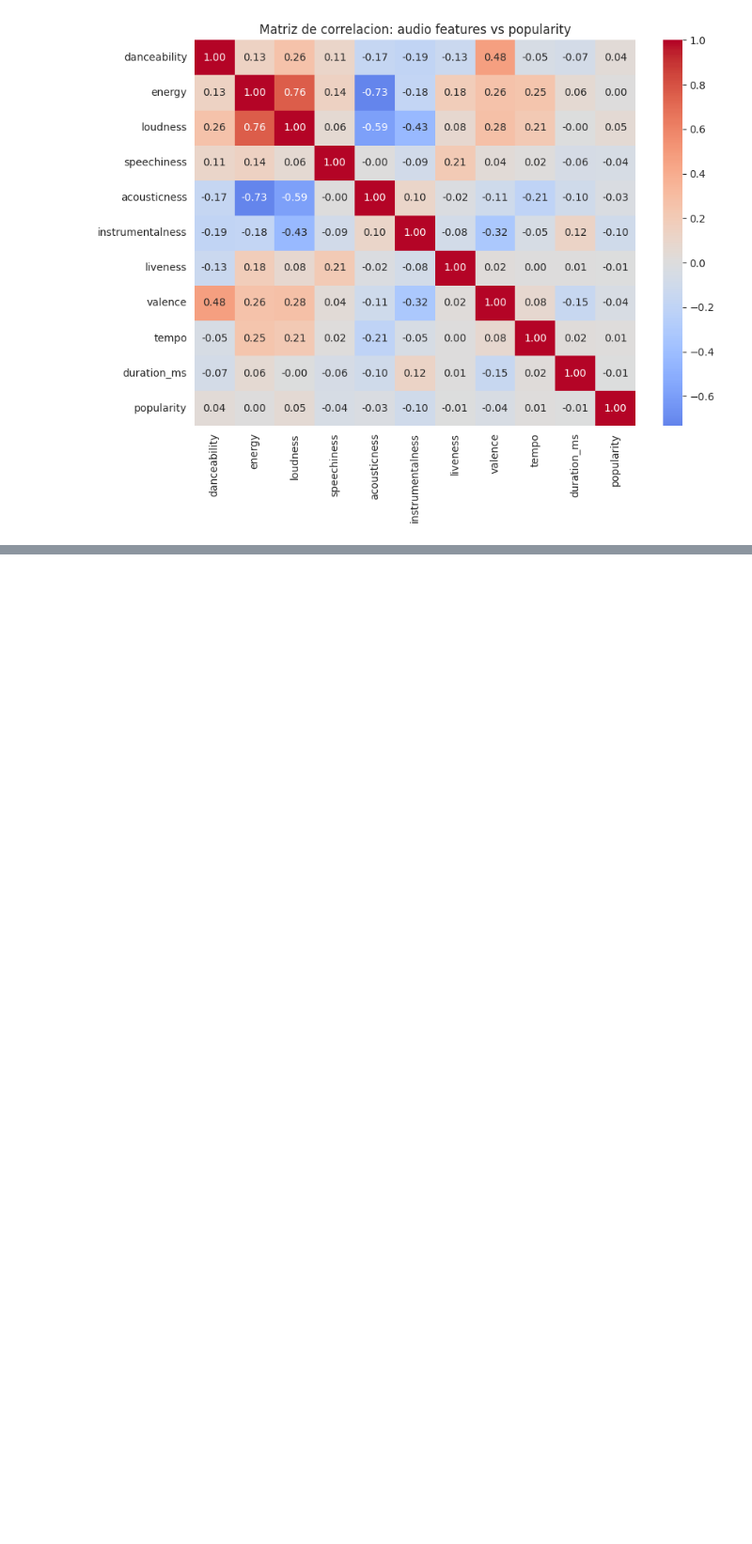
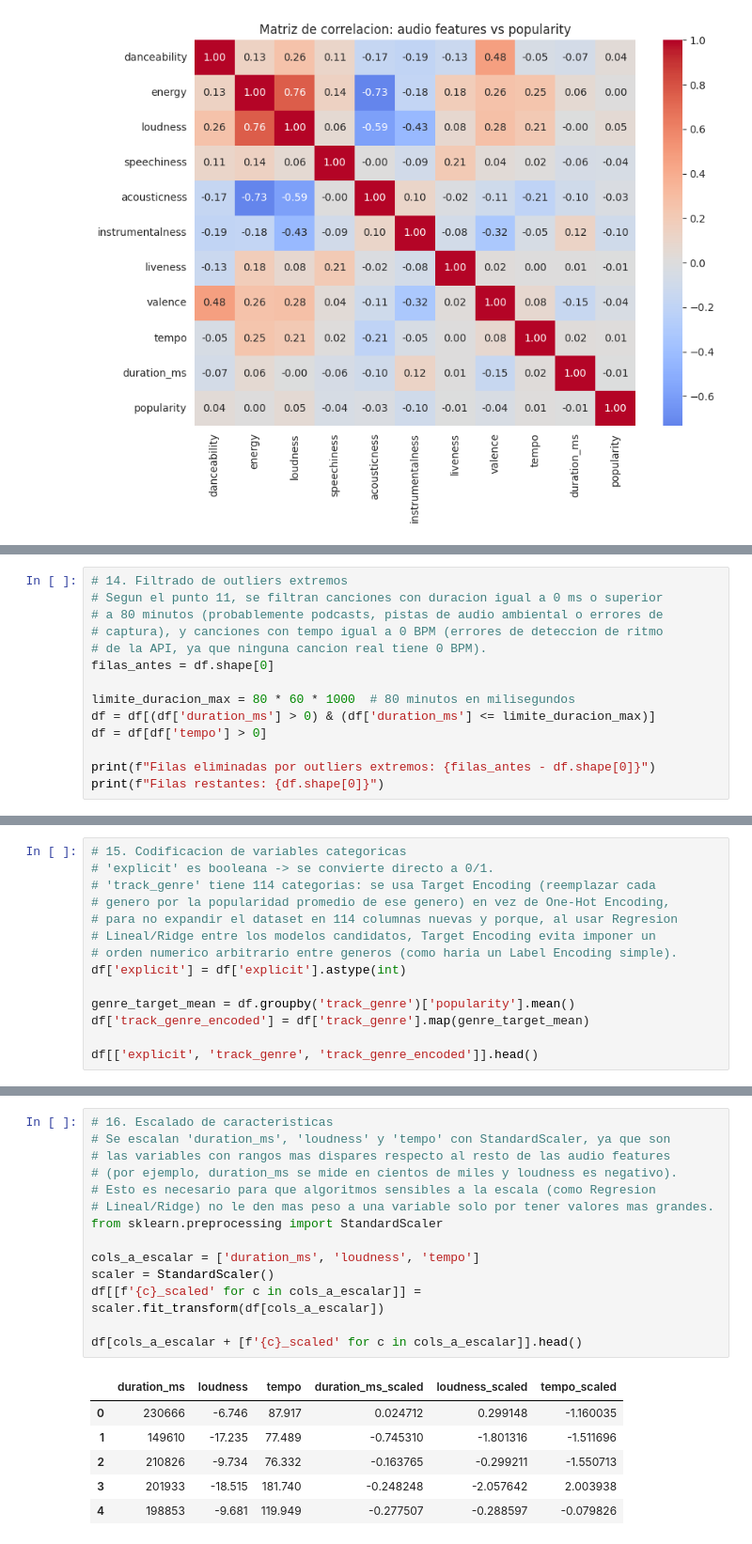
Before and after one commit to crisromero-dev/SpotifyTrack_ML_EV1, a Jupyter notebook: SpotifyTrack_ML_EV1.ipynb, the cells around one changed output, grey strips where cells are left out. Shown at 94% size. Saved outputs shown, nothing was run; the diff lists cells and outputs as text; blank space fills up the shorter version.

```diff
--- a/SpotifyTrack_ML_EV1.ipynb
+++ b/SpotifyTrack_ML_EV1.ipynb
@@ -300,0 +280,14 @@ np.int64(0)
+# %%
+# 14. Filtrado de outliers extremos
+# Segun el punto 11, se filtran canciones con duracion igual a 0 ms o superior
+# a 80 minutos (probablemente podcasts, pistas de audio ambiental o errores de
+# captura), y canciones con tempo igual a 0 BPM (errores de deteccion de ritmo
+# de la API, ya que ninguna cancion real tiene 0 BPM).
+filas_antes = df.shape[0]
+
+limite_duracion_max = 80 * 60 * 1000  # 80 minutos en milisegundos
+df = df[(df['duration_ms'] > 0) & (df['duration_ms'] <= limite_duracion_max)]
+df = df[df['tempo'] > 0]
+
+print(f"Filas eliminadas por outliers extremos: {filas_antes - df.shape[0]}")
+print(f"Filas restantes: {df.shape[0]}")
@@ -300,0 +297,14 @@ np.int64(0)
+# %%
+# 15. Codificacion de variables categoricas
+# 'explicit' es booleana -> se convierte directo a 0/1.
+# 'track_genre' tiene 114 categorias: se usa Target Encoding (reemplazar cada
+# genero por la popularidad promedio de ese genero) en vez de One-Hot Encoding,
+# para no expandir el dataset en 114 columnas nuevas y porque, al usar Regresion
+# Lineal/Ridge entre los modelos candidatos, Target Encoding evita imponer un
+# orden numerico arbitrario entre generos (como haria un Label Encoding simple).
+df['explicit'] = df['explicit'].astype(int)
+
+genre_target_mean = df.groupby('track_genre')['popularity'].mean()
+df['track_genre_encoded'] = df['track_genre'].map(genre_target_mean)
+
+df[['explicit', 'track_genre', 'track_genre_encoded']].head()
@@ -300,0 +318,21 @@ np.int64(0)
+# %%
+# 16. Escalado de caracteristicas
+# Se escalan 'duration_ms', 'loudness' y 'tempo' con StandardScaler, ya que son
+# las variables con rangos mas dispares respecto al resto de las audio features
+# (por ejemplo, duration_ms se mide en cientos de miles y loudness es negativo).
+# Esto es necesario para que algoritmos sensibles a la escala (como Regresion
+# Lineal/Ridge) no le den mas peso a una variable solo por tener valores mas grandes.
+from sklearn.preprocessing import StandardScaler
+
+cols_a_escalar = ['duration_ms', 'loudness', 'tempo']
+scaler = StandardScaler()
+df[[f'{c}_scaled' for c in cols_a_escalar]] = scaler.fit_transform(df[cols_a_escalar])
+
+df[cols_a_escalar + [f'{c}_scaled' for c in cols_a_escalar]].head()
+# %% [output]
+|  | duration_ms | loudness | tempo | duration_ms_scaled | loudness_scaled | tempo_scaled |
+| 0 | 230666 | -6.746 | 87.917 | 0.024712 | 0.299148 | -1.160035 |
+| 1 | 149610 | -17.235 | 77.489 | -0.745310 | -1.801316 | -1.511696 |
+| 2 | 210826 | -9.734 | 76.332 | -0.163765 | -0.299211 | -1.550713 |
+| 3 | 201933 | -18.515 | 181.740 | -0.248248 | -2.057642 | 2.003938 |
+| 4 | 198853 | -9.681 | 119.949 | -0.277507 | -0.288597 | -0.079826 |
```
Also changed, not shown: parts of 8 cells of this notebook.
